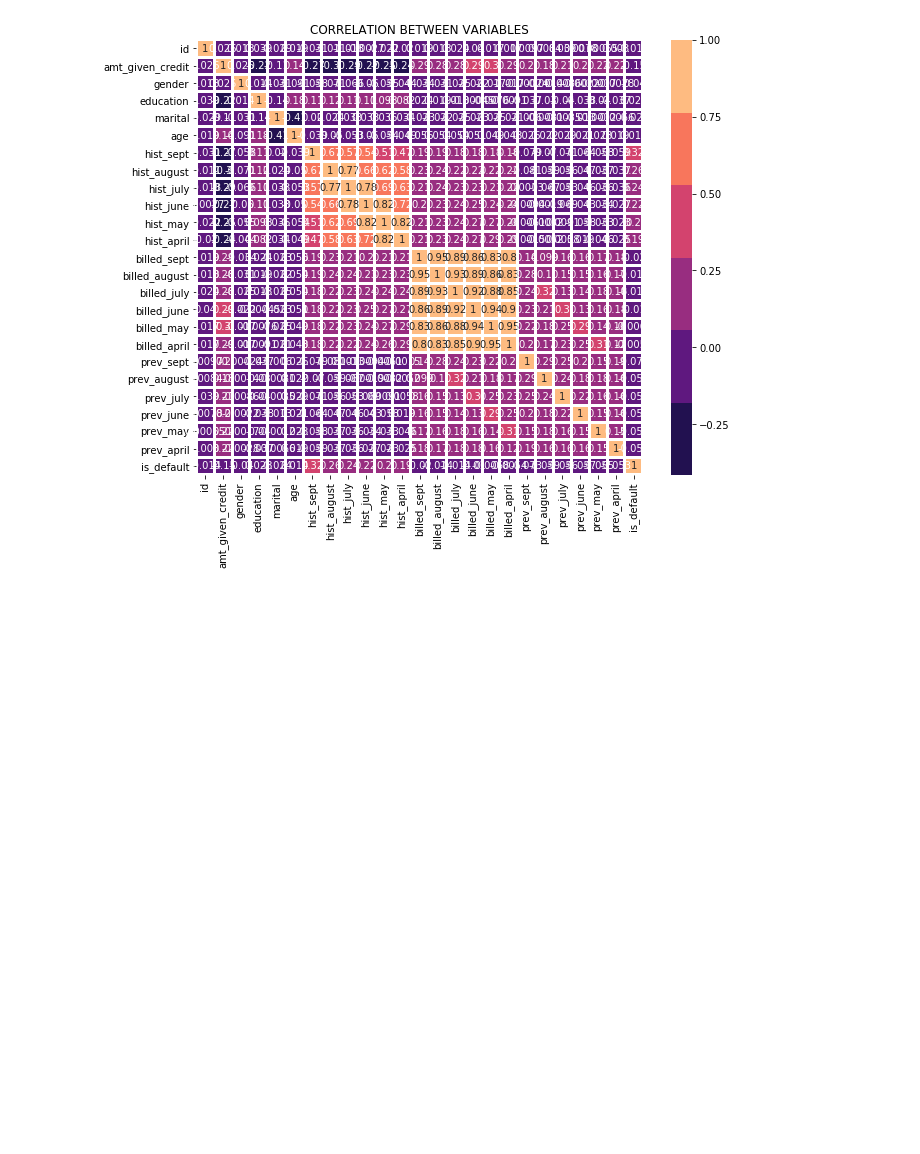
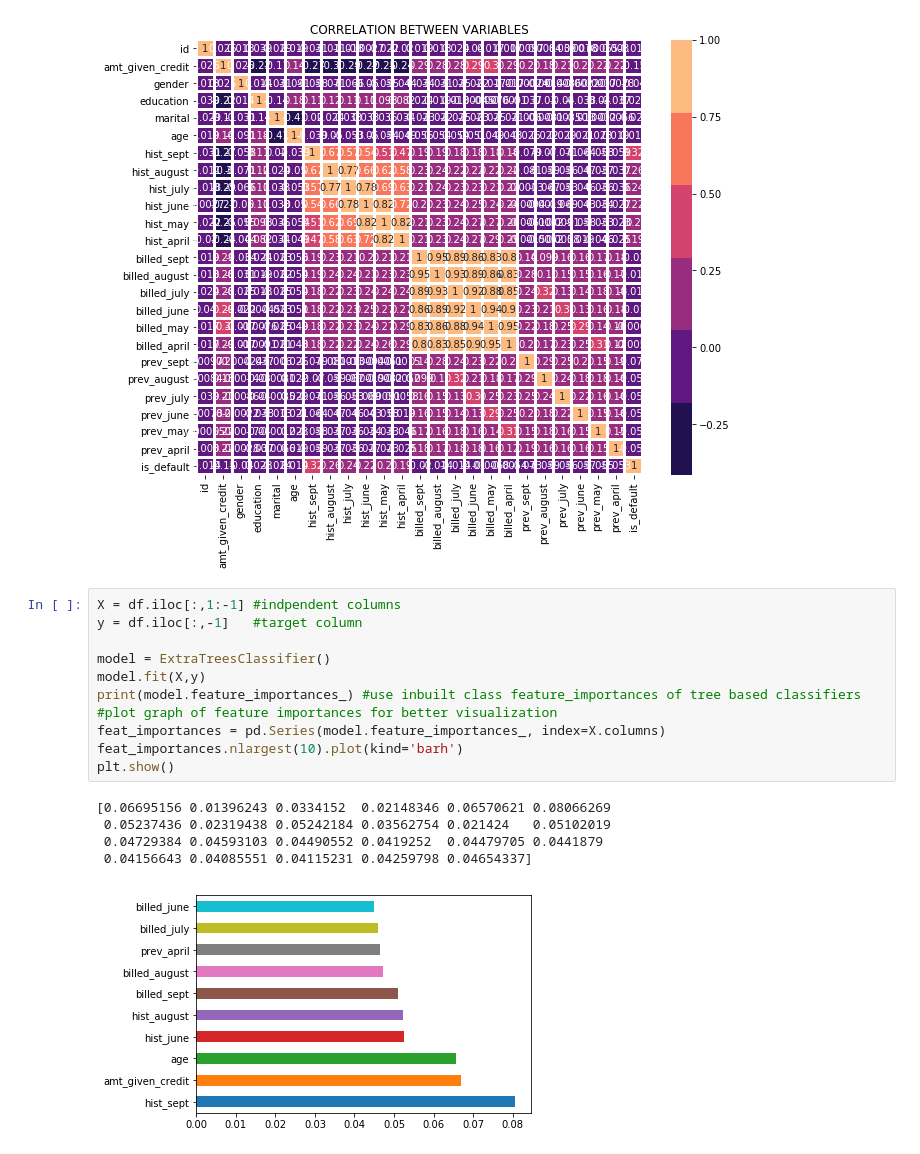
Before and after one commit to norman02-old/Team-Awesome, a Jupyter notebook: project_awesome.ipynb, the cells around one changed output. Drawn from its saved outputs; the diff is of its cells as text; blank space fills up the shorter version.

```diff
--- a/project_awesome.ipynb
+++ b/project_awesome.ipynb
@@ -130,3 +132,20 @@ plt.title("CORRELATION BETWEEN VARIABLES")
 plt.show()
 # %% [output]
 [figure]
+# %%
+X = df.iloc[:,1:-1] #indpendent columns
+y = df.iloc[:,-1]   #target column
+
+model = ExtraTreesClassifier()
+model.fit(X,y)
+print(model.feature_importances_) #use inbuilt class feature_importances of tree based classifiers
+#plot graph of feature importances for better visualization
+feat_importances = pd.Series(model.feature_importances_, index=X.columns)
+feat_importances.nlargest(10).plot(kind='barh')
+plt.show()
+# %% [output]
+[0.06695156 0.01396243 0.0334152  0.02148346 0.06570621 0.08066269
+ 0.05237436 0.02319438 0.05242184 0.03562754 0.021424   0.05102019
+ 0.04729384 0.04593103 0.04490552 0.0419252  0.04479705 0.0441879
+ 0.04156643 0.04085551 0.04115231 0.04259798 0.04654337]
+[figure, added]
```
Also changed, not shown: parts of 1 cell of this notebook.
